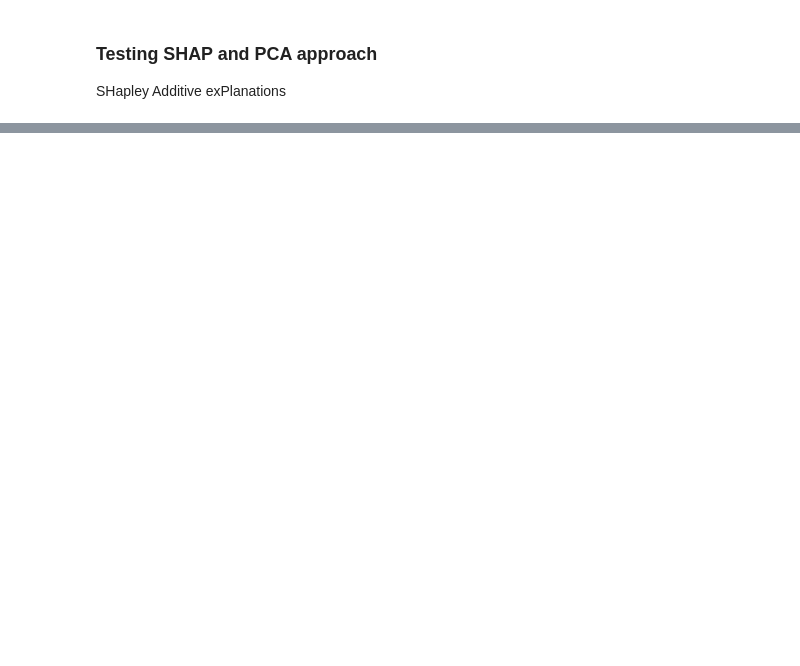
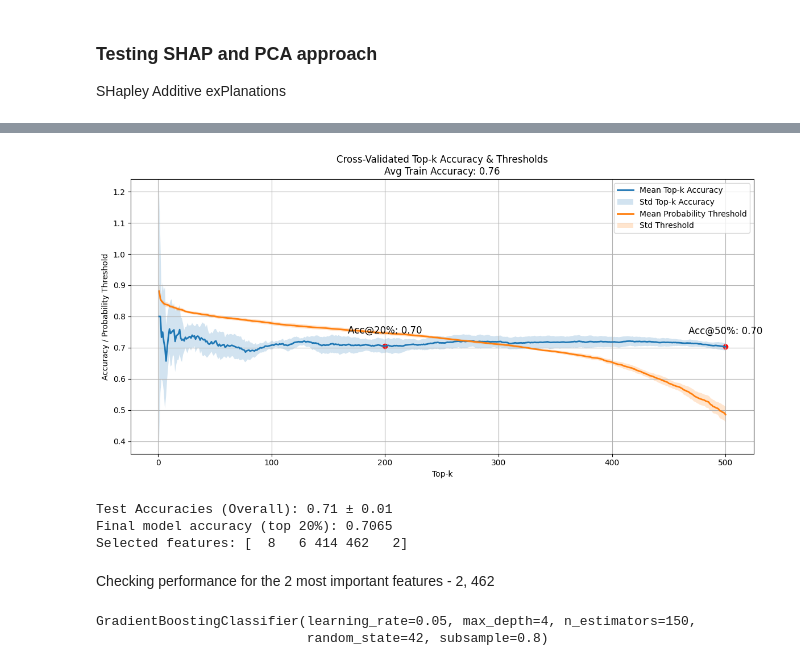
Before and after one commit to ssafiejko/aml_project_2, a Jupyter notebook: shap.ipynb, the cells around one changed output, grey strips where cells are left out. Cells and saved outputs as stored; diff of their text form; code cells hidden in the pictures; blank space fills up the shorter version.

```diff
--- a/shap.ipynb
+++ b/shap.ipynb
@@ -93,0 +110,21 @@ Top-20 Accuracy (k=1000) with 5 variables: 0.732
+# %%
+# Evaluate performance
+model_comp_reduced = ModelComparator(X_reduced, y_train, scaling=None, random_state=RANDOM_STATE)
+final_acc = model_comp_reduced.evaluate_model(final_model)
+print(f"Final model accuracy (top 20%): {final_acc:.4f}")
+print(f"Selected features: {top_feature_indices}")
+# %% [output]
+[figure, added]
+Test Accuracies (Overall): 0.71 ± 0.01
+Final model accuracy (top 20%): 0.7065
+Selected features: [  8   6 414 462   2]
+# %% [markdown]
+Checking performance for the 2 most important features - 2, 462
+# %%
+X_reduced = X_scaled[:, [2, 462]]
+
+final_model = clone(gb_model)
+final_model.fit(X_reduced, y_train)
+# %% [output]
+GradientBoostingClassifier(learning_rate=0.05, max_depth=4, n_estimators=150,
+                           random_state=42, subsample=0.8)
```
Also changed, not shown: parts of 35 cells of this notebook.
